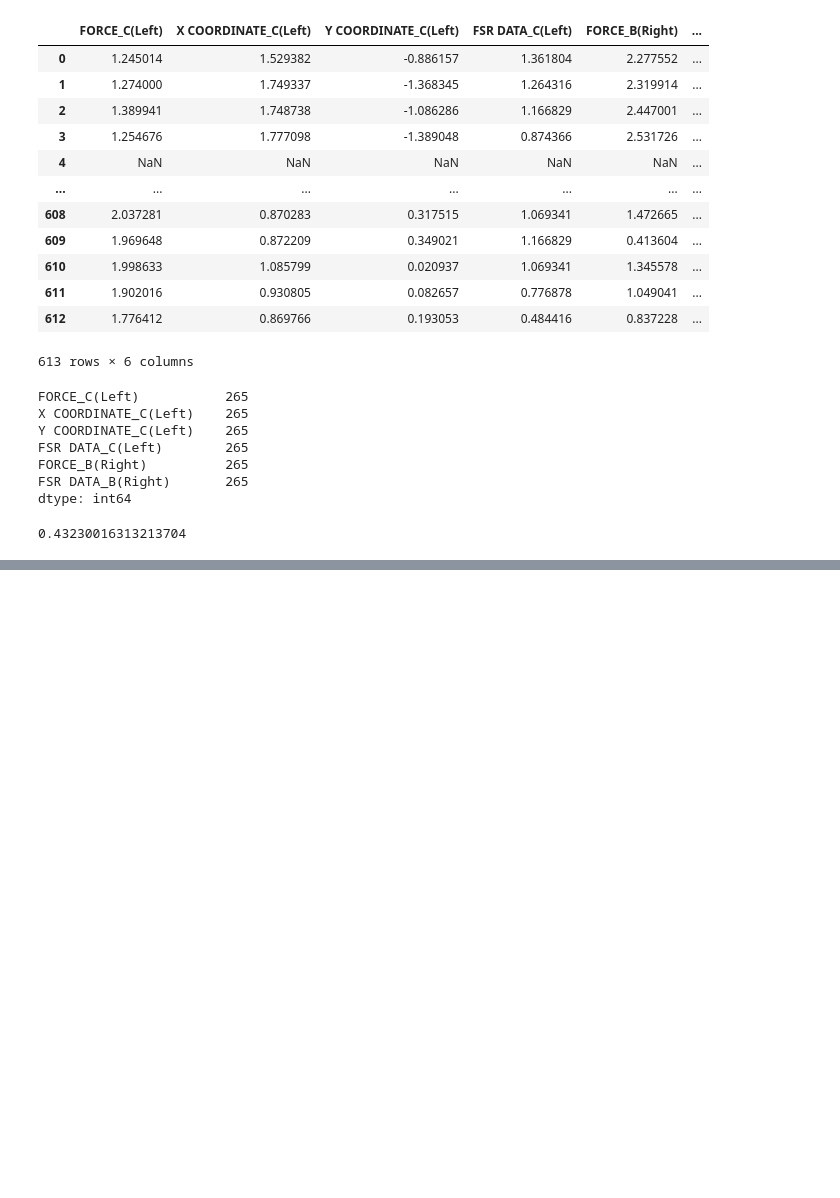
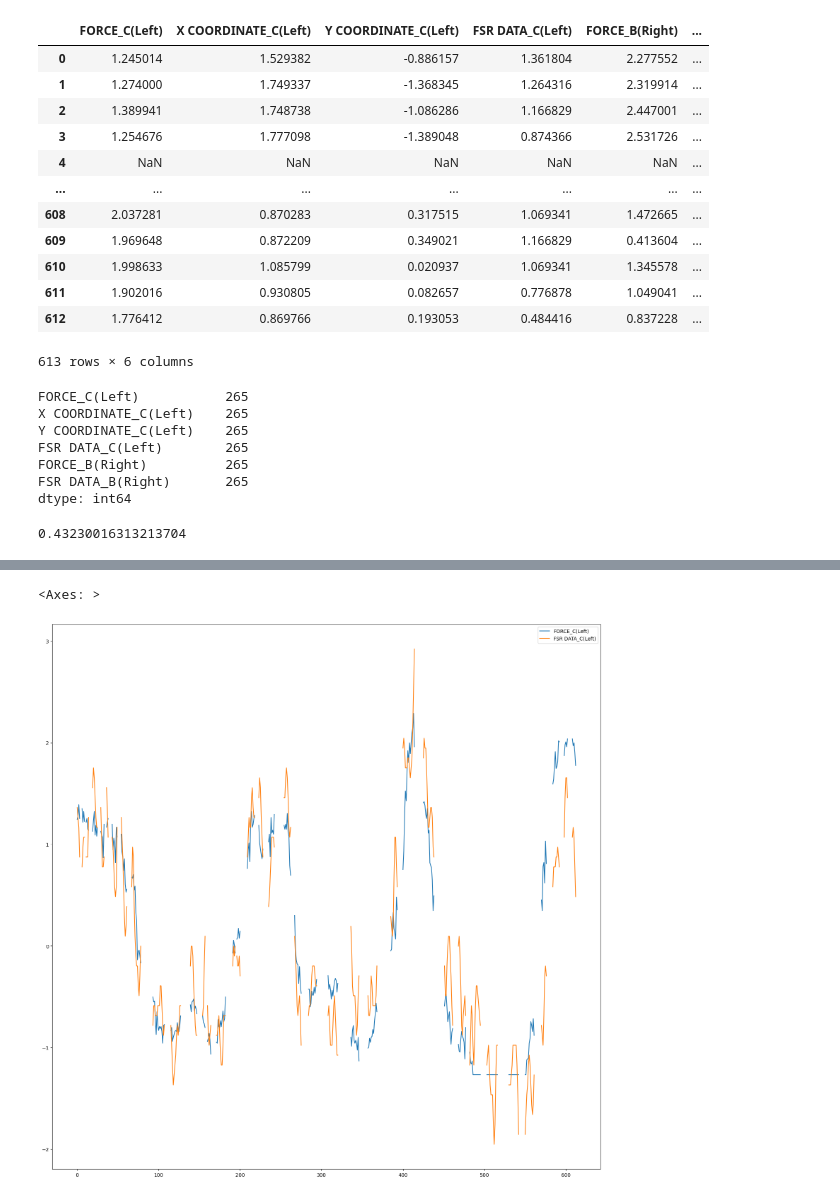
Before and after one commit to withmochaa/mocha, a Jupyter notebook: jupyter/TEED/October/week5/R_to_L_LSTM.ipynb, the cells around one changed output, grey strips where cells are left out. Cells and saved outputs as stored; diff of their text form; code cells hidden in the pictures; blank space fills up the shorter version.

```diff
--- a/jupyter/TEED/October/week5/R_to_L_LSTM.ipynb
+++ b/jupyter/TEED/October/week5/R_to_L_LSTM.ipynb
@@ -41,0 +71,8 @@ KeyError: 'index'
+# %%
+R=data.loc[:,['FORCE_B(Right)','FSR DATA_B(Right)']]
+L=data.loc[:,['FORCE_C(Left)','FSR DATA_C(Left)']]
+# %%
+L.plot(figsize=(20,20))
+# %% [output]
+<Axes: >
+[figure, added]
```
Also changed, not shown: parts of 22 cells of this notebook, 1 other file.
